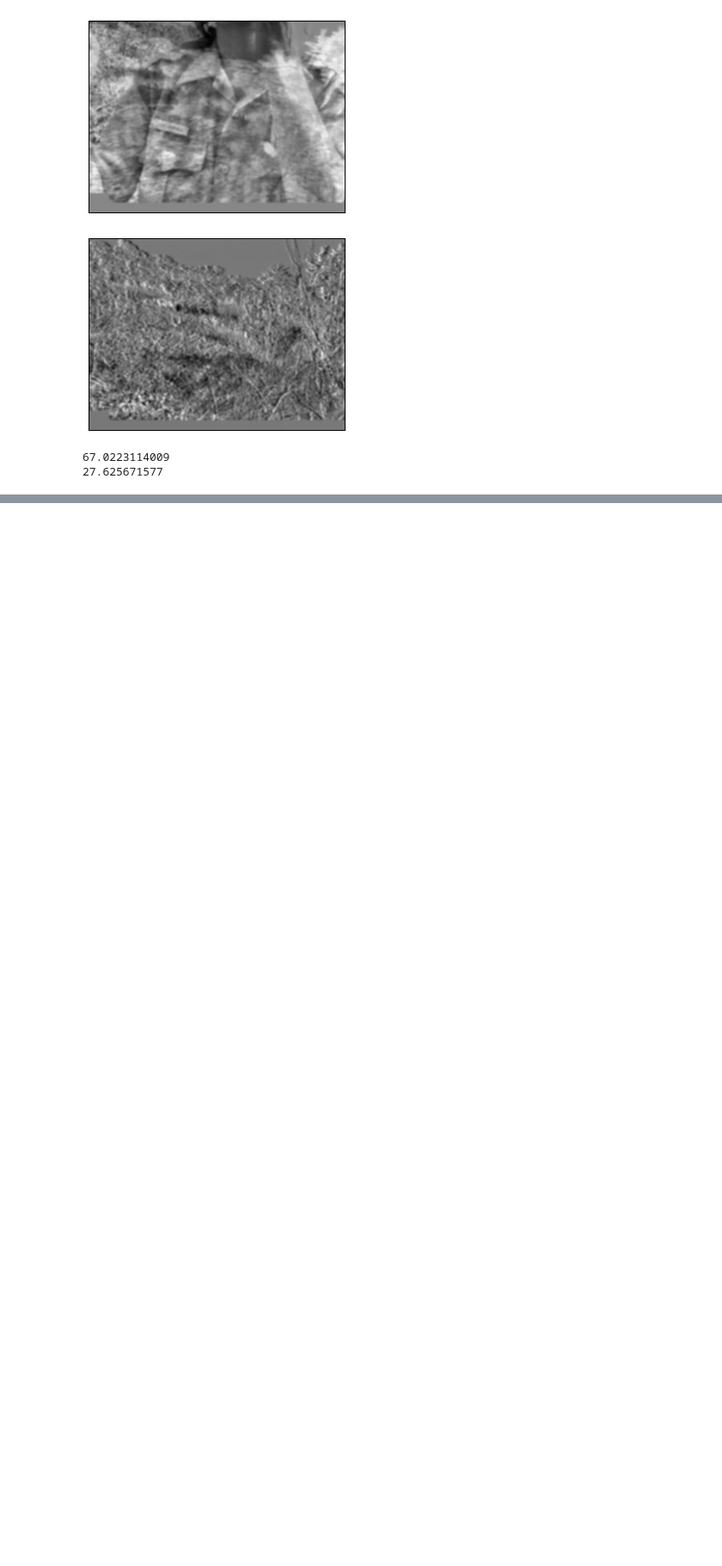
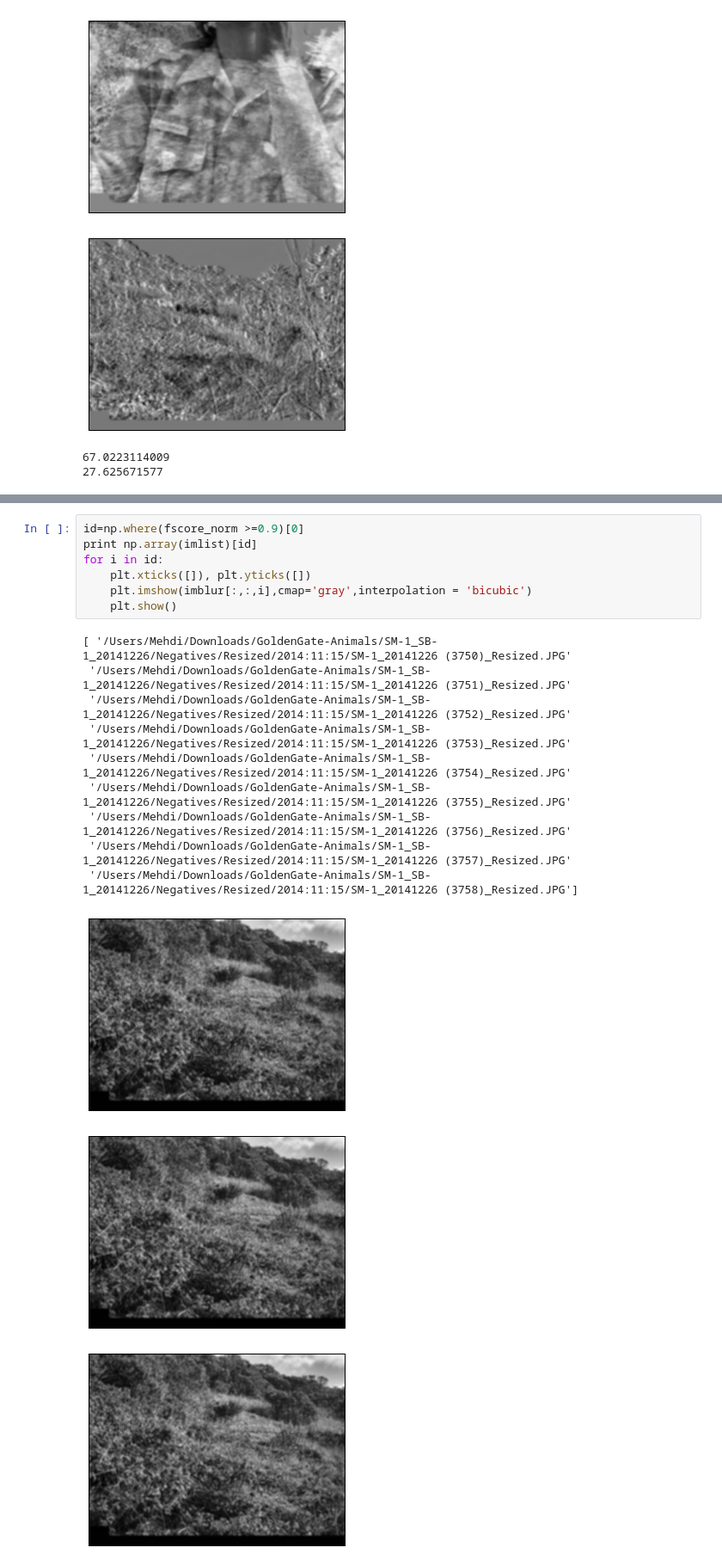
Before and after one commit to mlamee/InsightProject, a Jupyter notebook: Resize.ipynb, the cells around one changed output, grey strips where cells are left out. Shown at 86% size. Saved outputs shown, nothing was run; the diff lists cells and outputs as text; blank space fills up the shorter version.

```diff
--- a/Resize.ipynb
+++ b/Resize.ipynb
@@ -357,0 +469,20 @@ print imlist[7]
+# %%
+id=np.where(fscore_norm >=0.9)[0]
+print np.array(imlist)[id]
+for i in id:
+    plt.xticks([]), plt.yticks([])
+    plt.imshow(imblur[:,:,i],cmap='gray',interpolation = 'bicubic')
+    plt.show()
+# %% [output]
+[ '/Users/Mehdi/Downloads/GoldenGate-Animals/SM-1_SB-1_20141226/Negatives/Resized/2014:11:15/SM-1_20141226 (3750)_Resized.JPG'
+ '/Users/Mehdi/Downloads/GoldenGate-Animals/SM-1_SB-1_20141226/Negatives/Resized/2014:11:15/SM-1_20141226 (3751)_Resized.JPG'
+ '/Users/Mehdi/Downloads/GoldenGate-Animals/SM-1_SB-1_20141226/Negatives/Resized/2014:11:15/SM-1_20141226 (3752)_Resized.JPG'
+ '/Users/Mehdi/Downloads/GoldenGate-Animals/SM-1_SB-1_20141226/Negatives/Resized/2014:11:15/SM-1_20141226 (3753)_Resized.JPG'
+ '/Users/Mehdi/Downloads/GoldenGate-Animals/SM-1_SB-1_20141226/Negatives/Resized/2014:11:15/SM-1_20141226 (3754)_Resized.JPG'
+ '/Users/Mehdi/Downloads/GoldenGate-Animals/SM-1_SB-1_20141226/Negatives/Resized/2014:11:15/SM-1_20141226 (3755)_Resized.JPG'
+ '/Users/Mehdi/Downloads/GoldenGate-Animals/SM-1_SB-1_20141226/Negatives/Resized/2014:11:15/SM-1_20141226 (3756)_Resized.JPG'
+ '/Users/Mehdi/Downloads/GoldenGate-Animals/SM-1_SB-1_20141226/Negatives/Resized/2014:11:15/SM-1_20141226 (3757)_Resized.JPG'
+ '/Users/Mehdi/Downloads/GoldenGate-Animals/SM-1_SB-1_20141226/Negatives/Resized/2014:11:15/SM-1_20141226 (3758)_Resized.JPG']
+[figure, added]
+[figure, added]
+[figure, added]
```
Also changed, not shown: parts of 15 cells of this notebook.
